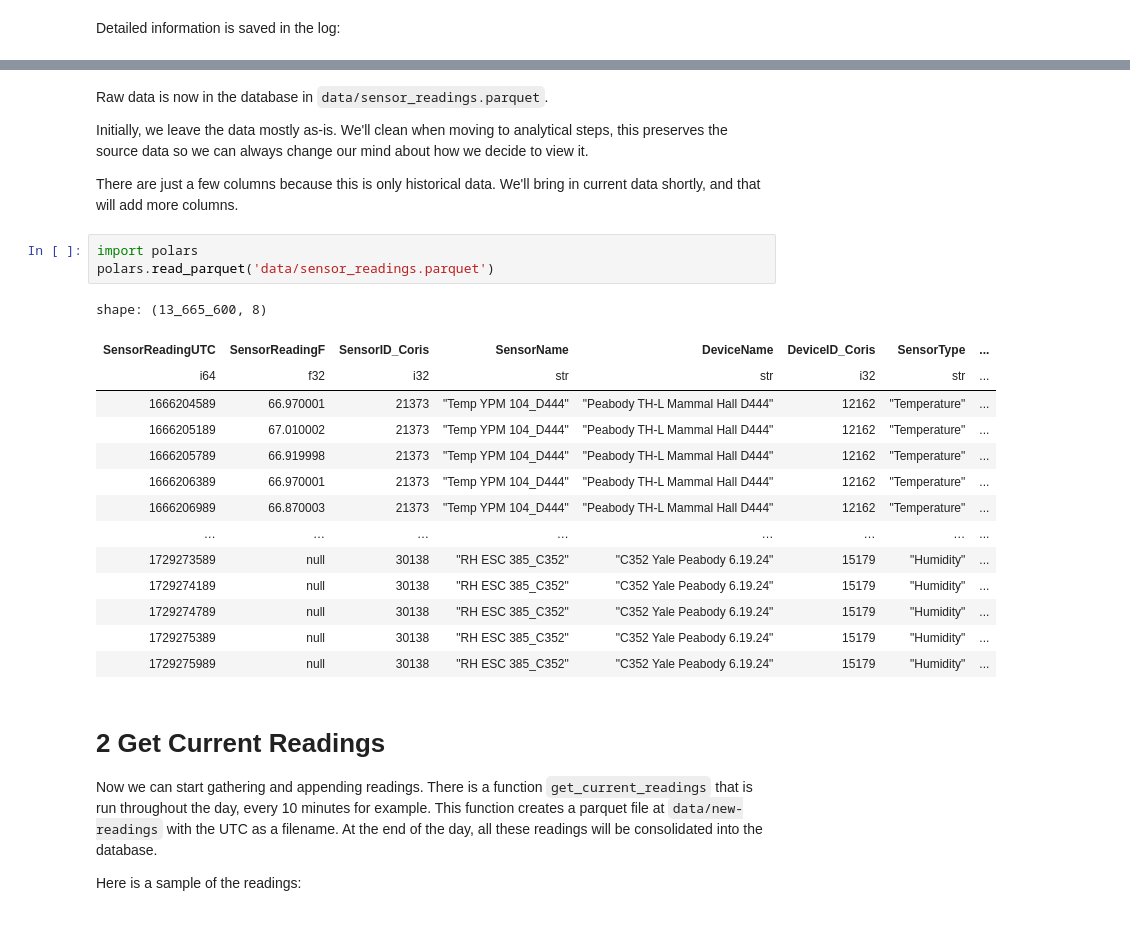
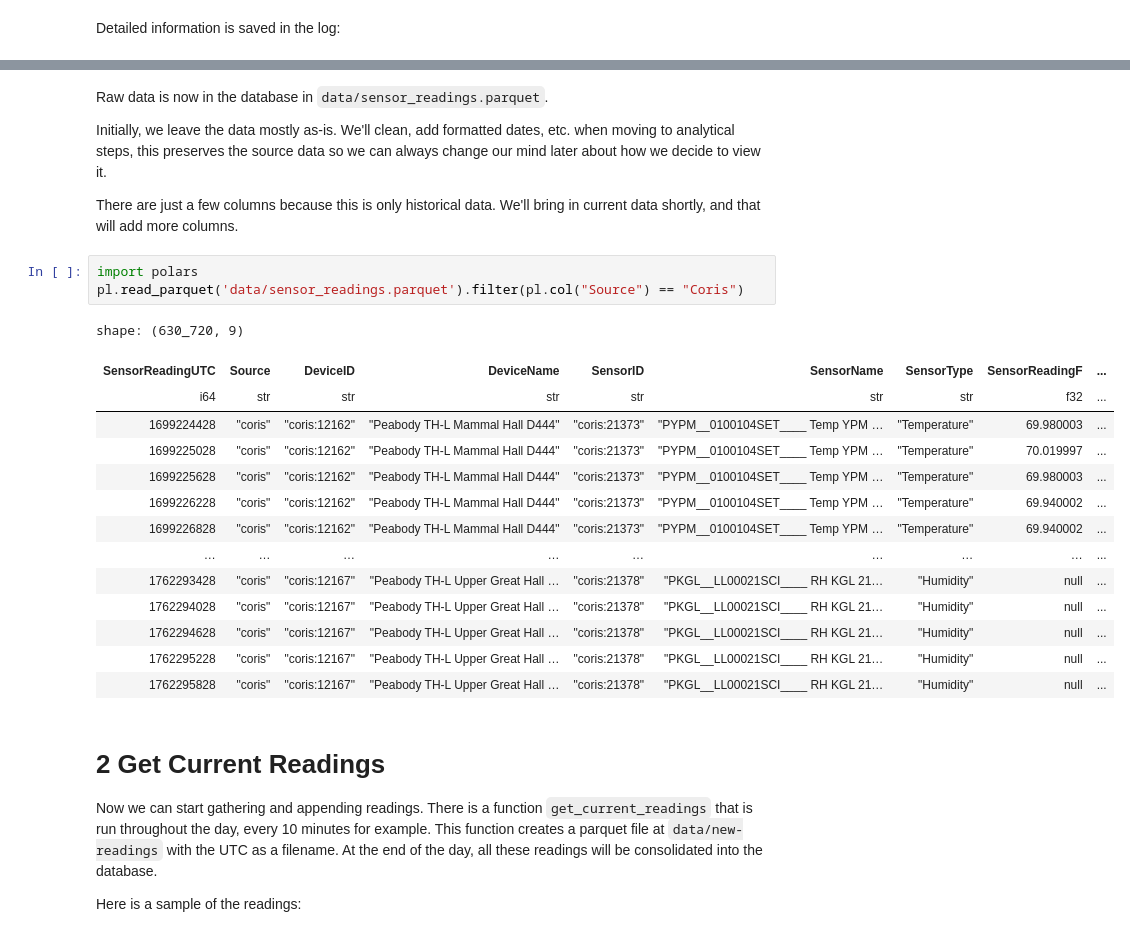
Before and after one commit to Environmental-Pipeline/environmental-sensor-poc, a Jupyter notebook: examples-cron.ipynb, the cells around one changed output, grey strips where cells are left out. Cells and saved outputs as stored; diff of their text form.

Commit message:
Improve format of sensor_readings.parquet.

```diff
--- a/examples-cron.ipynb
+++ b/examples-cron.ipynb
@@ -36,27 +46,27 @@ with open('data/EnvironmentData.log', 'r') as file:
 # %% [markdown]
 Raw data is now in the database in `data/sensor_readings.parquet`.
 
-Initially, we leave the data mostly as-is. We'll clean when moving to analytical steps, this preserves the source data so we can always change our mind about how we decide to view it.
+Initially, we leave the data mostly as-is. We'll clean, add formatted dates, etc. when moving to analytical steps, this preserves the source data so we can always change our mind later about how we decide to view it.
 
 There are just a few columns because this is only historical data. We'll bring in current data shortly, and that will add more columns.
 # %%
 import polars
-polars.read_parquet('data/sensor_readings.parquet')
+pl.read_parquet('data/sensor_readings.parquet').filter(pl.col("Source") == "Coris")
 # %% [output]
-shape: (13_665_600, 8)
+shape: (630_720, 9)
-| SensorReadingUTC | SensorReadingF | SensorID_Coris | SensorName | DeviceName | DeviceID_Coris | SensorType | ... |
-| i64 | f32 | i32 | str | str | i32 | str | ... |
-| 1666204589 | 66.970001 | 21373 | "Temp YPM 104_D444" | "Peabody TH-L Mammal Hall D444" | 12162 | "Temperature" | ... |
-| 1666205189 | 67.010002 | 21373 | "Temp YPM 104_D444" | "Peabody TH-L Mammal Hall D444" | 12162 | "Temperature" | ... |
-| 1666205789 | 66.919998 | 21373 | "Temp YPM 104_D444" | "Peabody TH-L Mammal Hall D444" | 12162 | "Temperature" | ... |
-| 1666206389 | 66.970001 | 21373 | "Temp YPM 104_D444" | "Peabody TH-L Mammal Hall D444" | 12162 | "Temperature" | ... |
-| 1666206989 | 66.870003 | 21373 | "Temp YPM 104_D444" | "Peabody TH-L Mammal Hall D444" | 12162 | "Temperature" | ... |
-| … | … | … | … | … | … | … | ... |
-| 1729273589 | null | 30138 | "RH ESC 385_C352" | "C352 Yale Peabody 6.19.24" | 15179 | "Humidity" | ... |
-| 1729274189 | null | 30138 | "RH ESC 385_C352" | "C352 Yale Peabody 6.19.24" | 15179 | "Humidity" | ... |
-| 1729274789 | null | 30138 | "RH ESC 385_C352" | "C352 Yale Peabody 6.19.24" | 15179 | "Humidity" | ... |
-| 1729275389 | null | 30138 | "RH ESC 385_C352" | "C352 Yale Peabody 6.19.24" | 15179 | "Humidity" | ... |
-| 1729275989 | null | 30138 | "RH ESC 385_C352" | "C352 Yale Peabody 6.19.24" | 15179 | "Humidity" | ... |
+| SensorReadingUTC | Source | DeviceID | DeviceName | SensorID | SensorName | SensorType | SensorReadingF | ... |
+| i64 | str | str | str | str | str | str | f32 | ... |
+| 1699224428 | "coris" | "coris:12162" | "Peabody TH-L Mammal Hall D444" | "coris:21373" | "PYPM__0100104SET____ Temp YPM … | "Temperature" | 69.980003 | ... |
+| 1699225028 | "coris" | "coris:12162" | "Peabody TH-L Mammal Hall D444" | "coris:21373" | "PYPM__0100104SET____ Temp YPM … | "Temperature" | 70.019997 | ... |
+| 1699225628 | "coris" | "coris:12162" | "Peabody TH-L Mammal Hall D444" | "coris:21373" | "PYPM__0100104SET____ Temp YPM … | "Temperature" | 69.980003 | ... |
+| 1699226228 | "coris" | "coris:12162" | "Peabody TH-L Mammal Hall D444" | "coris:21373" | "PYPM__0100104SET____ Temp YPM … | "Temperature" | 69.940002 | ... |
+| 1699226828 | "coris" | "coris:12162" | "Peabody TH-L Mammal Hall D444" | "coris:21373" | "PYPM__0100104SET____ Temp YPM … | "Temperature" | 69.940002 | ... |
+| … | … | … | … | … | … | … | … | ... |
+| 1762293428 | "coris" | "coris:12167" | "Peabody TH-L Upper Great Hall … | "coris:21378" | "PKGL__LL00021SCI____ RH KGL 21… | "Humidity" | null | ... |
+| 1762294028 | "coris" | "coris:12167" | "Peabody TH-L Upper Great Hall … | "coris:21378" | "PKGL__LL00021SCI____ RH KGL 21… | "Humidity" | null | ... |
+| 1762294628 | "coris" | "coris:12167" | "Peabody TH-L Upper Great Hall … | "coris:21378" | "PKGL__LL00021SCI____ RH KGL 21… | "Humidity" | null | ... |
+| 1762295228 | "coris" | "coris:12167" | "Peabody TH-L Upper Great Hall … | "coris:21378" | "PKGL__LL00021SCI____ RH KGL 21… | "Humidity" | null | ... |
+| 1762295828 | "coris" | "coris:12167" | "Peabody TH-L Upper Great Hall … | "coris:21378" | "PKGL__LL00021SCI____ RH KGL 21… | "Humidity" | null | ... |
 # %% [markdown]
 # 2 Get Current Readings
 
```
Also changed, not shown: parts of 2 cells of this notebook, 4 other files.
